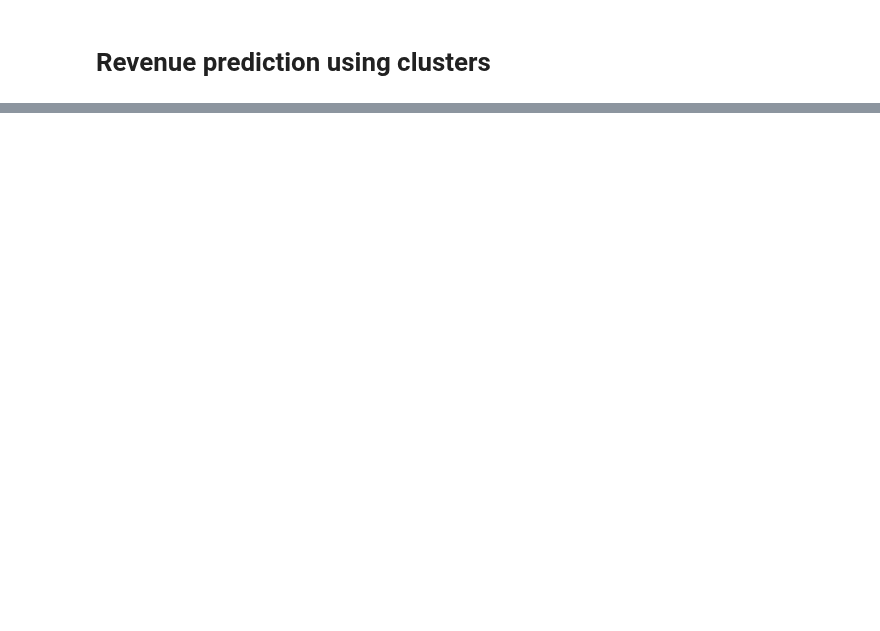
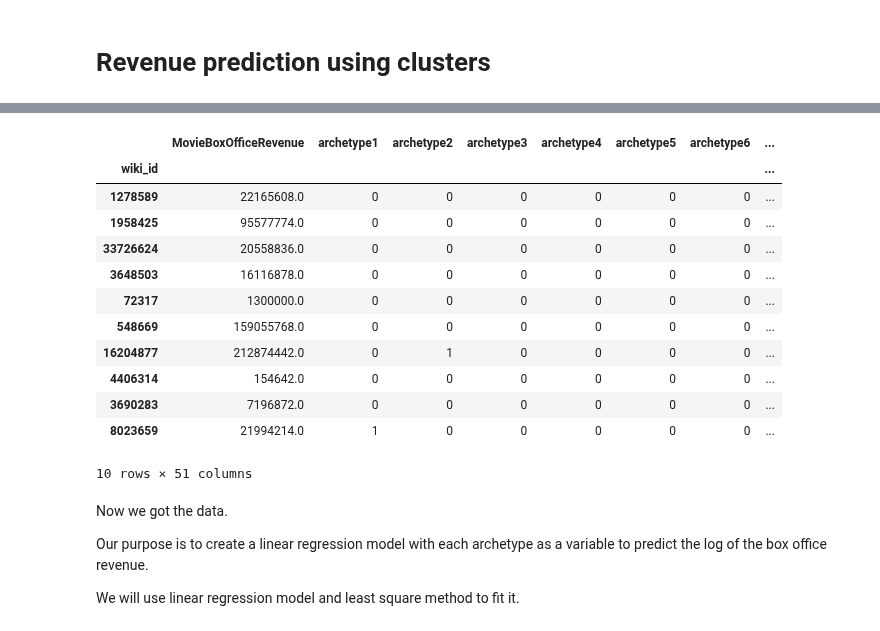
Before and after one commit to epfl-ada/ada-2023-project-perrysplatypuses, a Jupyter notebook: milestone_p2.ipynb, the cells around one changed output, grey strips where cells are left out. Drawn from its saved outputs; the diff is of its cells as text; code cells hidden in the pictures; blank space fills up the shorter version.

```diff
--- a/milestone_p2.ipynb
+++ b/milestone_p2.ipynb
@@ -541,0 +503,48 @@ pvalue of the test with H0: cluster distribution is the same in Romantic comedy
+# %%
+#add column for each archetypes. And they will take binary number.
+for i in range(1,51):
+    df_merged['archetype{}'.format(i)]=df_merged['cluster'].map(lambda x: 1 if x== i else 0)
+# %%
+# if the movie include the archetype[i], then the column archetype[i] will take 1 , otherwise 0.
+def dummy(s):
+    if sum(s)>0:
+        return 1
+    else:
+        return 0
+
+# this is just an opperation for getting Box office value after a groupby operation.
+def boxoffice(s):
+    return sum(s)/len(s)
+
+string= ''
+for i in range(1,51):
+    string = string + '\'archetype' +str(i) +'\':dummy,'
+string = string[:-1]
+# %%
+df_moviearchetypes = df_merged.groupby('wiki_id').agg({'MovieBoxOfficeRevenue':boxoffice,'archetype1':dummy,'archetype2':dummy,'archetype3':dummy,'archetype4':dummy,'archetype5':dummy,'archetype6':dummy,'archetype7':dummy,'archetype8':dummy,'archetype9':dummy,'archetype10':dummy,'archetype11':dummy,'archetype12':dummy,'archetype13':dummy,'archetype14':dummy,'archetype15':dummy,'archetype16':dummy,'archetype17':dummy,'archetype18':dummy,'archetype19':dummy,'archetype20':dummy,'archetype21':dummy,'archetype22':dummy,'archetype23':dummy,'archetype24':dummy,'archetype25':dummy,'archetype26':dummy,'archetype27':dummy,'archetype28':dummy,'archetype29':dummy,'archetype30':dummy,'archetype31':dummy,'archetype32':dummy,'archetype33':dummy,'archetype34':dummy,'archetype35':dummy,'archetype36':dummy,'archetype37':dummy,'archetype38':dummy,'archetype39':dummy,'archetype40':dummy,'archetype41':dummy,'archetype42':dummy,'archetype43':dummy,'archetype44':dummy,'archetype45':dummy,'archetype46':dummy,'archetype47':dummy,'archetype48':dummy,'archetype49':dummy,'archetype50':dummy})
+# %%
+#drop the raw without Box Office value
+df_moviearchetypes = df_moviearchetypes.dropna(subset=['MovieBoxOfficeRevenue'])
+# %%
+#table will look like this
+df_moviearchetypes.sample(10)
+# %% [output]
+|  | MovieBoxOfficeRevenue | archetype1 | archetype2 | archetype3 | archetype4 | archetype5 | archetype6 | ... |
+| wiki_id |  |  |  |  |  |  |  | ... |
+| 1278589 | 22165608.0 | 0 | 0 | 0 | 0 | 0 | 0 | ... |
+| 1958425 | 95577774.0 | 0 | 0 | 0 | 0 | 0 | 0 | ... |
+| 33726624 | 20558836.0 | 0 | 0 | 0 | 0 | 0 | 0 | ... |
+| 3648503 | 16116878.0 | 0 | 0 | 0 | 0 | 0 | 0 | ... |
+| 72317 | 1300000.0 | 0 | 0 | 0 | 0 | 0 | 0 | ... |
+| 548669 | 159055768.0 | 0 | 0 | 0 | 0 | 0 | 0 | ... |
+| 16204877 | 212874442.0 | 0 | 1 | 0 | 0 | 0 | 0 | ... |
+| 4406314 | 154642.0 | 0 | 0 | 0 | 0 | 0 | 0 | ... |
+| 3690283 | 7196872.0 | 0 | 0 | 0 | 0 | 0 | 0 | ... |
+| 8023659 | 21994214.0 | 1 | 0 | 0 | 0 | 0 | 0 | ... |
+10 rows × 51 columns
+# %% [markdown]
+Now we got the data.
+
+Our purpose is to create a linear regression model with each archetype as a variable to predict the log of the box office revenue.
+
+We will use linear regression model and least square method to fit it.
```
Also changed, not shown: parts of 30 cells of this notebook, 2 other files.
